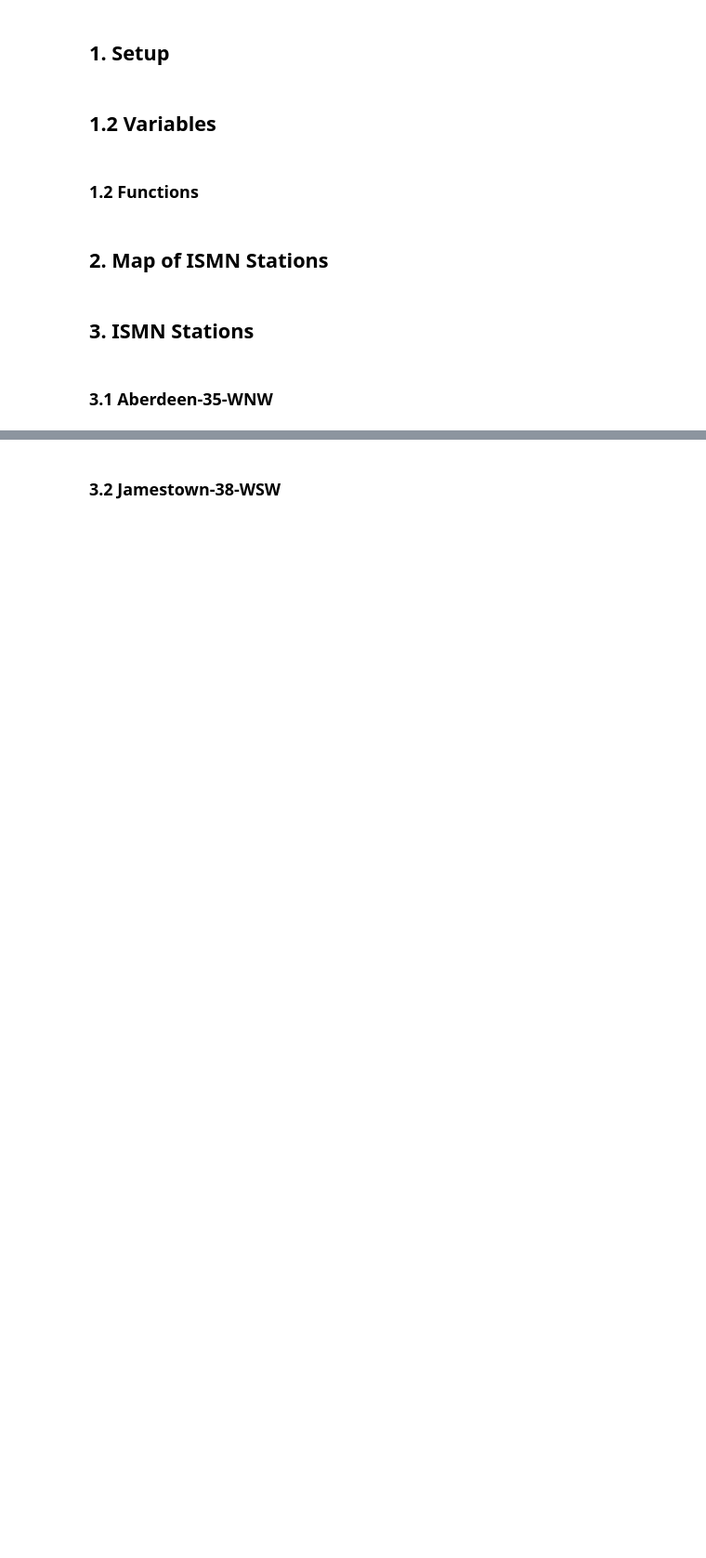
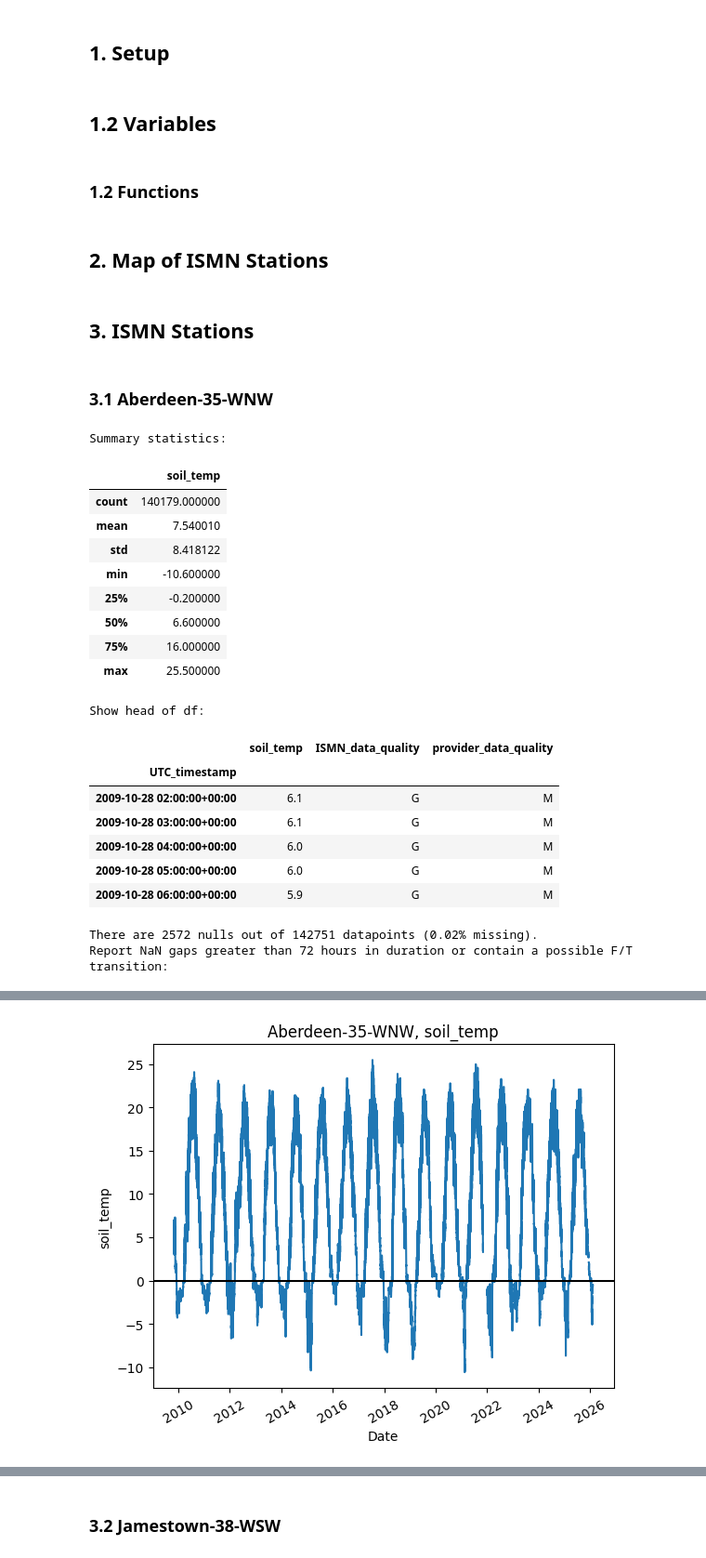
Before and after one commit to gerezk/freeze-thaw-soil-prediction, a Jupyter notebook: notebooks/ISMN_data_cleaning.ipynb, the cells around one changed output, grey strips where cells are left out. Shown at 93% size. Drawn from its saved outputs; the diff is of its cells as text; code cells hidden in the pictures; blank space fills up the shorter version.

```diff
--- a/notebooks/ISMN_data_cleaning.ipynb
+++ b/notebooks/ISMN_data_cleaning.ipynb
@@ -105,13 +135,31 @@ def soil_temp_data_cleaning(data_path: Path, depth: numbers.Real,
 # %% [markdown]
 ### 3.1 Aberdeen-35-WNW
 # %%
-# preprocess data
-aberdeen_df = utils.collect_data(raw_data_path / dir_aberdeen, max_depth, short_variable, long_variable)
-aberdeen_df = utils.create_timestamp_col(aberdeen_df)
-aberdeen_df = utils.convert_nan(aberdeen_df, long_variable)
+aberdeen_df = soil_temp_data_cleaning(data_path=raw_data_path / dir_aberdeen,
+                                      depth=max_depth,
+                                      short_feature=short_variable,
+                                      long_feature=long_variable,
+                                      temp_threshold=threshold)
 
-# convert outlier spikes/drops to nan
-aberdeen_df_outliers = utils.find_outlier_spikes(aberdeen_df, long_variable, threshold)
-aberdeen_df = utils.make_nan_indices(aberdeen_df, long_variable, aberdeen_df_outliers)
-
-aberdeen_df.describe()
+soil_temp_data_reporting(aberdeen_df, long_feature=long_variable, station_name=str(dir_aberdeen))
+# %% [output]
+Summary statistics:
+|  | soil_temp |
+| count | 140179.000000 |
+| mean | 7.540010 |
+| std | 8.418122 |
+| min | -10.600000 |
+| 25% | -0.200000 |
+| 50% | 6.600000 |
+| 75% | 16.000000 |
+| max | 25.500000 |
+Show head of df:
+|  | soil_temp | ISMN_data_quality | provider_data_quality |
+| UTC_timestamp |  |  |  |
+| 2009-10-28 02:00:00+00:00 | 6.1 | G | M |
+| 2009-10-28 03:00:00+00:00 | 6.1 | G | M |
+| 2009-10-28 04:00:00+00:00 | 6.0 | G | M |
+| 2009-10-28 05:00:00+00:00 | 6.0 | G | M |
+| 2009-10-28 06:00:00+00:00 | 5.9 | G | M |
+There are 2572 nulls out of 142751 datapoints (0.02% missing).
+Report NaN gaps greater than 72 hours in duration or contain a possible F/T transition:
@@ -117,0 +173 @@ aberdeen_df.describe()
+[figure, added]
```
Also changed, not shown: parts of 78 cells of this notebook, 1 other file.
